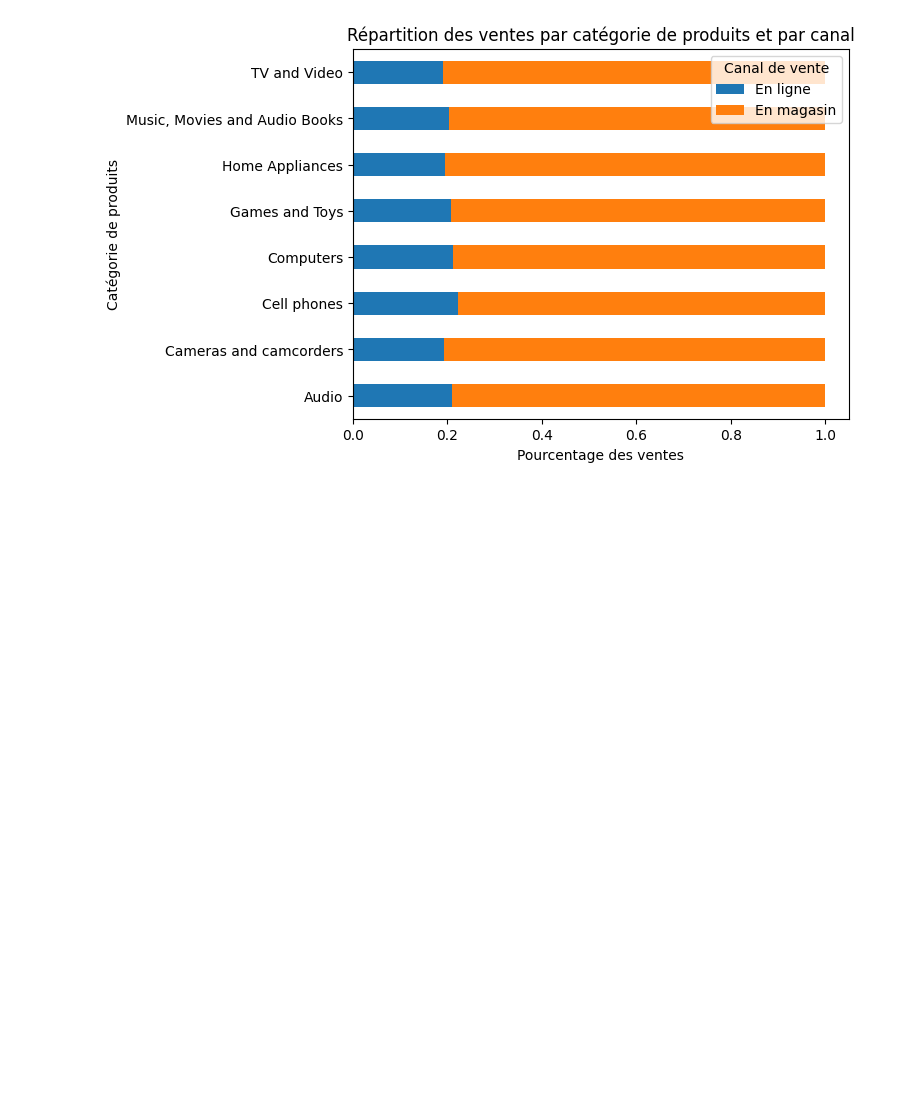
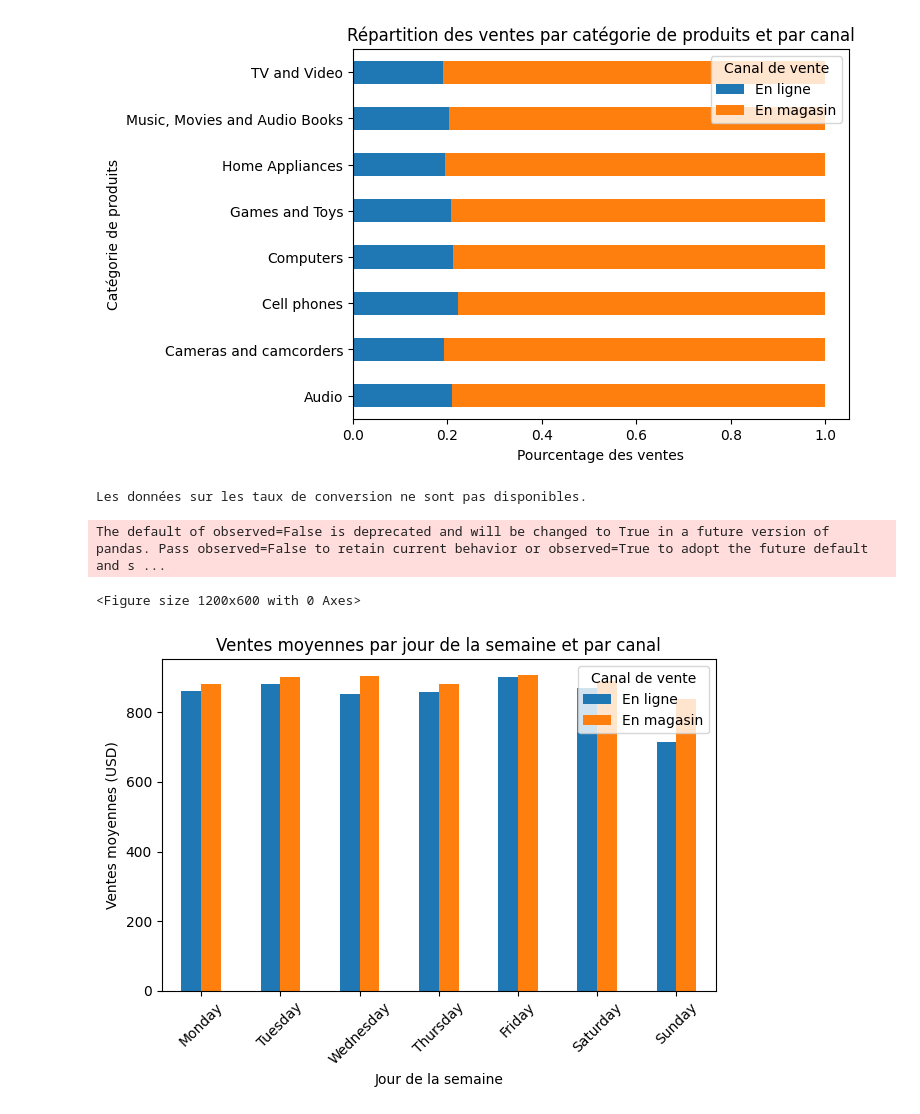
Before and after one commit to lamaranadiallo/Analyse-Ventes-Electronic, a Jupyter notebook: Analyse_electronic.ipynb, the cells around one changed output. Saved outputs shown, nothing was run; the diff lists cells and outputs as text; code cells hidden in the pictures; blank space fills up the shorter version.

Commit message:
comparaison ventes en ligne et magasin

```diff
--- a/Analyse_electronic.ipynb
+++ b/Analyse_electronic.ipynb
@@ -517,3 +514,41 @@ plt.show()
 # %% [output]
 <Figure size 1200x800 with 0 Axes>
 [figure]
+# %%
+# 5. Comparaison des taux de conversion (si possible)
+if 'ConversionFlag' in merged_sales.columns:
+    conversion_rates = merged_sales.groupby('Channel')['ConversionFlag'].mean()
+
+    plt.figure(figsize=(10, 6))
+    sns.barplot(x=conversion_rates.index, y=conversion_rates.values)
+    plt.title('Taux de conversion par canal de vente')
+    plt.xlabel('Canal de vente')
+    plt.ylabel('Taux de conversion')
+plt.savefig("imgs/taux_de_conversion.png")
+    plt.show()
+else:
+    print("Les données sur les taux de conversion ne sont pas disponibles.")
+# %% [output]
+Les données sur les taux de conversion ne sont pas disponibles.
+# %%
+# 6. Analyse des ventes par jour de la semaine et par canal
+merged_sales['DayOfWeek'] = merged_sales['Order Date'].dt.day_name()
+day_order = ['Monday', 'Tuesday', 'Wednesday', 'Thursday', 'Friday', 'Saturday', 'Sunday']
+merged_sales['DayOfWeek'] = pd.Categorical(merged_sales['DayOfWeek'], categories=day_order, ordered=True)
+
+daily_sales_by_channel = merged_sales.groupby(['DayOfWeek', 'Channel'])['Amount USD'].mean().unstack()
+
+plt.figure(figsize=(12, 6))
+daily_sales_by_channel.plot(kind='bar')
+plt.title('Ventes moyennes par jour de la semaine et par canal')
+plt.xlabel('Jour de la semaine')
+plt.ylabel('Ventes moyennes (USD)')
+plt.legend(title='Canal de vente')
+plt.xticks(rotation=45)
+plt.tight_layout()
+plt.savefig("imgs/ventes_moy_jourdelasemaine_canal.png")
+plt.show()
+# %% [output]
+The default of observed=False is deprecated and will be changed to True in a future version of pandas. Pass observed=False to retain current behavior or observed=True to adopt the future default and s ...
+<Figure size 1200x600 with 0 Axes>
+[figure, added]
```
Also changed, not shown: parts of 3 cells of this notebook, 8 other files.
